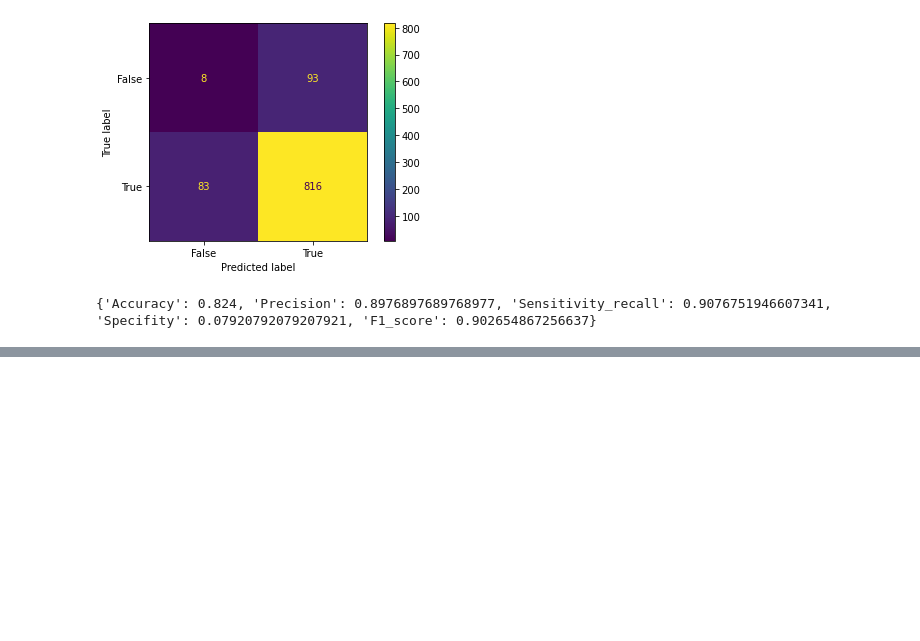
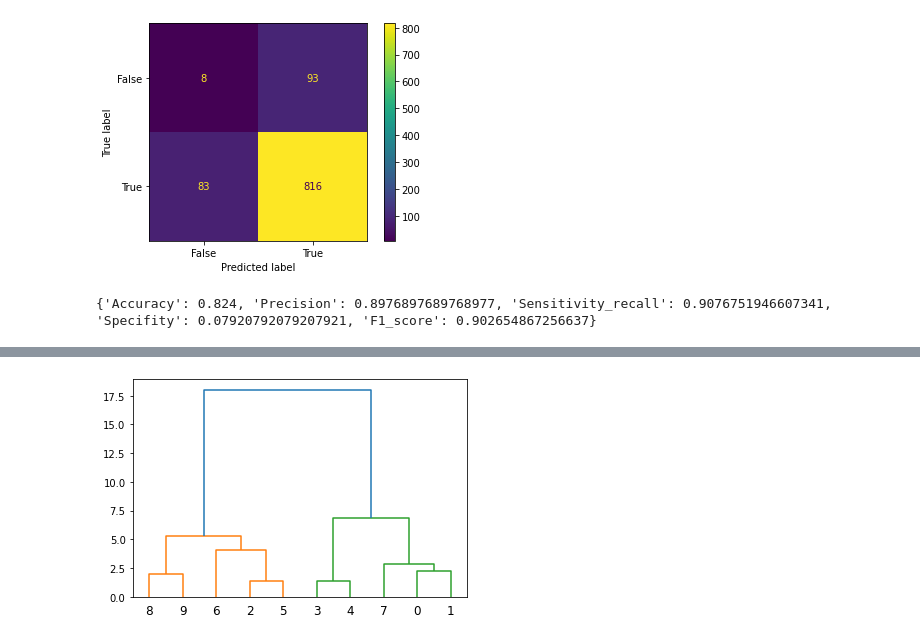
Before and after one commit to batista7557/Estatistica-basica-e-machine-learning, a Jupyter notebook: Machine_Learning.ipynb, the cells around one changed output, grey strips where cells are left out. Drawn from its saved outputs; the diff is of its cells as text; code cells hidden in the pictures; blank space fills up the shorter version.

```diff
--- a/Machine_Learning.ipynb
+++ b/Machine_Learning.ipynb
@@ -350,0 +363,9 @@ print({"Accuracy":accuracy, "Precision":precision, "Sensitivity_recall":sensitiv
+# %%
+data = list(zip(x, y))
+
+linkage_data = linkage(data, method='ward', metric='euclidean')
+dendrogram(linkage_data)
+
+plt.show()
+# %% [output]
+[figure, added]
```
Also changed, not shown: parts of 4 cells of this notebook.
